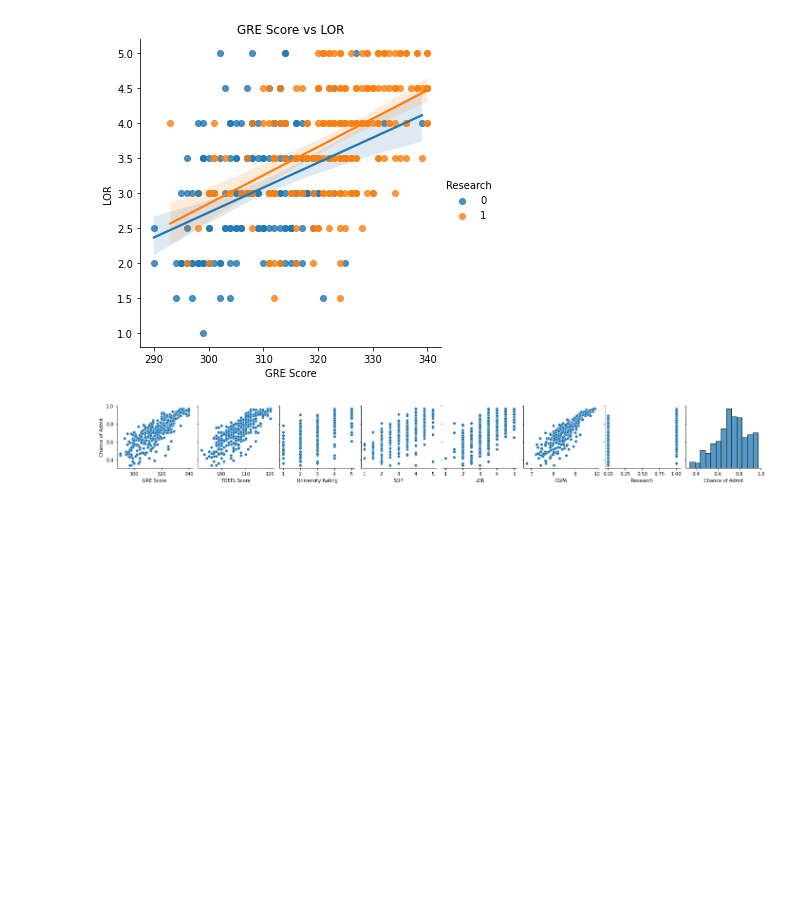
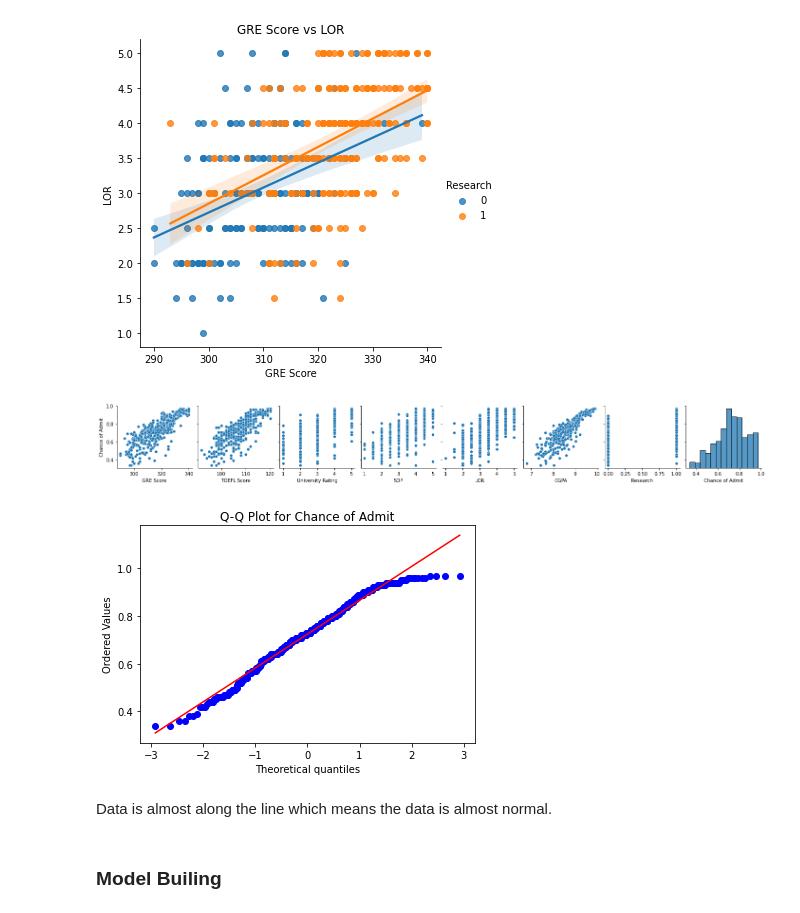
Before and after one commit to bpst-apps/machine-learning-algorithms, a Jupyter notebook: 01-Graduate-Admission-Chance-Prediction.ipynb, the cells around one changed output. Saved outputs shown, nothing was run; the diff lists cells and outputs as text; code cells hidden in the pictures; blank space fills up the shorter version.

Commit message:
model building and evaluation

```diff
--- a/01-Graduate-Admission-Chance-Prediction.ipynb
+++ b/01-Graduate-Admission-Chance-Prediction.ipynb
@@ -322,0 +328,11 @@ plt.show()
+# %%
+# plotting Q-Q plot
+stats.probplot(df['Chance of Admit'], plot=plt, dist='norm')
+plt.title('Q-Q Plot for Chance of Admit')
+plt.show()
+# %% [output]
+[figure, added]
+# %% [markdown]
+Data is almost along the line which means the data is almost normal.
+# %% [markdown]
+### Model Builing
```
Also changed, not shown: parts of 37 cells of this notebook.
